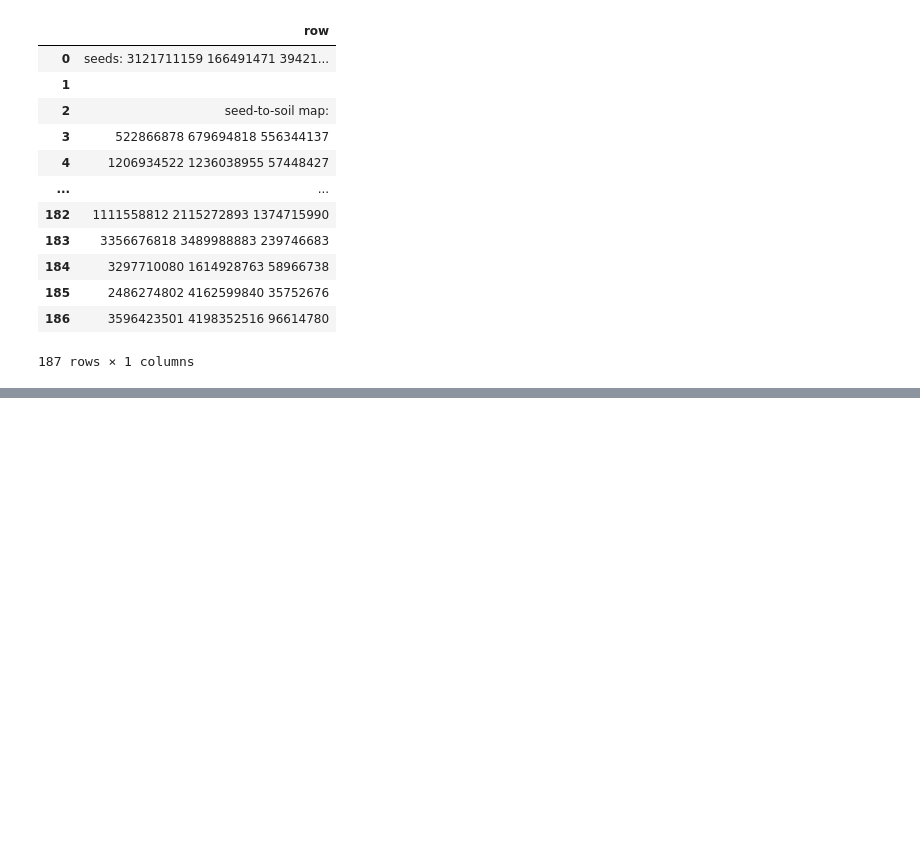
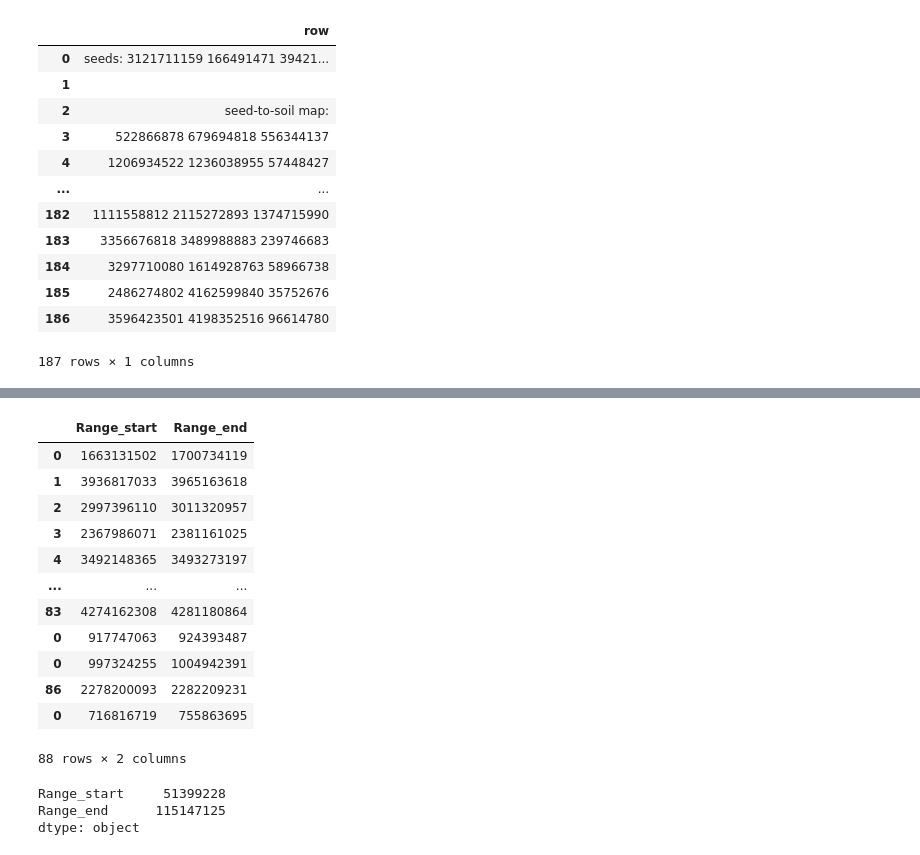
Before and after one commit to couch-taco/Advent-of-Code, a Jupyter notebook: day_5_.ipynb, the cells around one changed output, grey strips where cells are left out. Saved outputs shown, nothing was run; the diff lists cells and outputs as text; code cells hidden in the pictures; blank space fills up the shorter version.

```diff
--- a/day_5_.ipynb
+++ b/day_5_.ipynb
@@ -18,7 +24,7 @@ import re
 # %%
 puzzel_year = 2023
 puzzel_day = 5
-cookies = '53616c7465645f5fa99db419ed3279b787a9b989e727c6514ef5bf9a86429b33c3c7e8f4351d29b496d29c6e73448a76ba5af77004a4d0d0164f2d52793e0667'
+cookies = ''
 raw = get_data(day = puzzel_day, year = puzzel_year, session= cookies)
 # %%
 test_data = """seeds: 79 14 55 13
@@ -193,0 +235,40 @@ seeds.iloc[len(seeds)-1].min()
+# %%
+new_rng = pd.DataFrame(columns= ('Range_start', 'Range_end'))
+new_seeds = new_seeds.reset_index(drop=True)
+for sr in np.arange(0, len(new_seeds), 1, dtype = int):
+  source_rng= new_seeds.loc[sr:sr]
+  source_rng= source_rng.reset_index(drop=True)
+  #temp_rng = pd.DataFrame(columns= ('Range_start', 'Range_end'))
+  #ii = np.arange(0, len(intervals), 1, dtype = int)
+  for i in np.arange(0, len(intervals), 1, dtype = int):
+    for s in np.arange(0, len(source_rng), 1, dtype = int):
+      source_rng= source_rng.reset_index(drop=True)
+      temp_rng = pd.DataFrame(columns= ('Range_start', 'Range_end'))
+      #print(f"first: {source_rng.loc[s,'Range_start']}")
+      #print(f"second: {source_rng.loc[s,'Range_end']-1}")
+      #print(f"third: {intervals.loc[i,'var2_start']}")
+      left = [source_rng.loc[s,'Range_start'], min(source_rng.loc[s,'Range_end']-1,intervals.loc[i,'var2_start'])]
+      #print(left)
+      mid = [max(source_rng.loc[s,'Range_start'],intervals.loc[i,'var2_start']), min(source_rng.loc[s,'Range_end'],intervals.loc[i,'var2_end'])]
+      right = [max(source_rng.loc[s,'Range_start'],intervals.loc[i,'var2_end']),source_rng.loc[s,'Range_end']]
+      if (left[1] >= left[0]):
+        temp_rng = temp_rng.append(pd.DataFrame([left], columns=['Range_start', 'Range_end']))
+        #print(temp_rng)
+      if mid[1]>=mid[0]:
+        #print(mid)
+        new_rng.loc[len(new_rng)] = [(mid[0] - intervals.loc[i,'var2_start'] + intervals.loc[i,'var1_start']),(mid[1] - intervals.loc[i,'var2_start'] + intervals.loc[i,'var1_start'])]
+      if right[1]>=right[0]:
+        temp_rng = temp_rng.append(pd.DataFrame([right], columns=['Range_start', 'Range_end']))
+      #print(s)
+    #print(f"left: {left}")
+    #print(f"mid: {mid}")
+    print(f"right: {right}")
+    #print(i)
+    #print(temp_rng)
+    source_rng = temp_rng
+  new_rng = new_rng.append(source_rng)
+
+new_seeds = new_rng
+#temp_rng
+#new_rng.loc[len(new_seeds)] = temp_rng
+#new_rng
@@ -193,0 +344,22 @@ seeds.iloc[len(seeds)-1].min()
+# %%
+new_seeds
+# %% [output]
+|  | Range_start | Range_end |
+| 0 | 1663131502 | 1700734119 |
+| 1 | 3936817033 | 3965163618 |
+| 2 | 2997396110 | 3011320957 |
+| 3 | 2367986071 | 2381161025 |
+| 4 | 3492148365 | 3493273197 |
+| ... | ... | ... |
+| 83 | 4274162308 | 4281180864 |
+| 0 | 917747063 | 924393487 |
+| 0 | 997324255 | 1004942391 |
+| 86 | 2278200093 | 2282209231 |
+| 0 | 716816719 | 755863695 |
+88 rows × 2 columns
+# %%
+new_seeds.min()
+# %% [output]
+Range_start     51399228
+Range_end      115147125
+dtype: object
```
Also changed, not shown: parts of 15 cells of this notebook.
